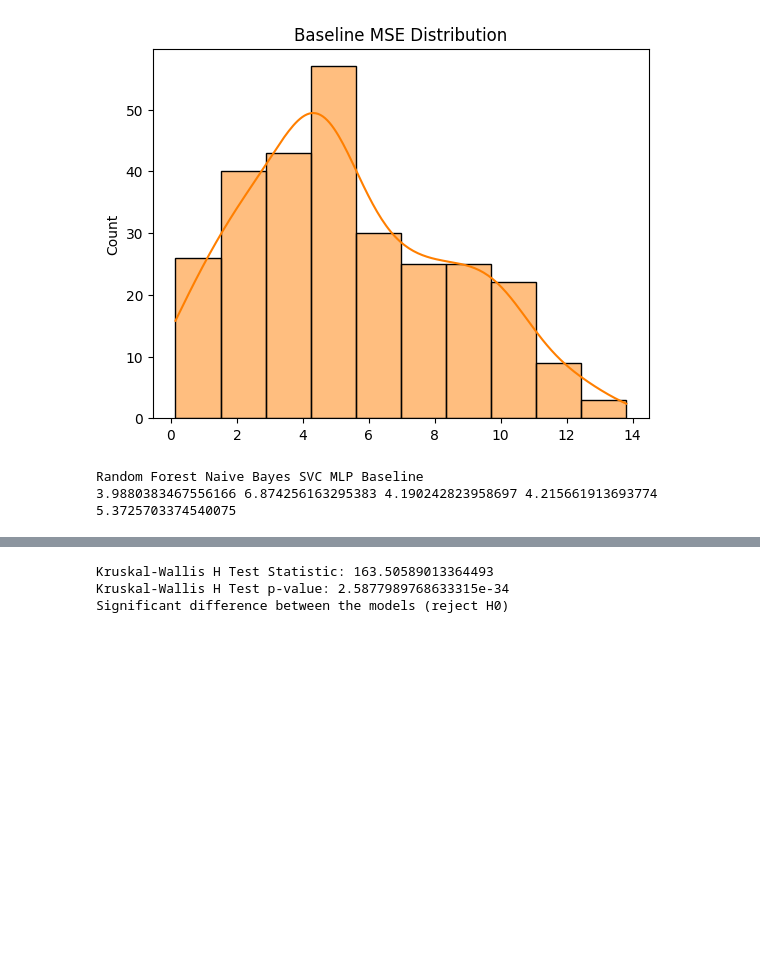
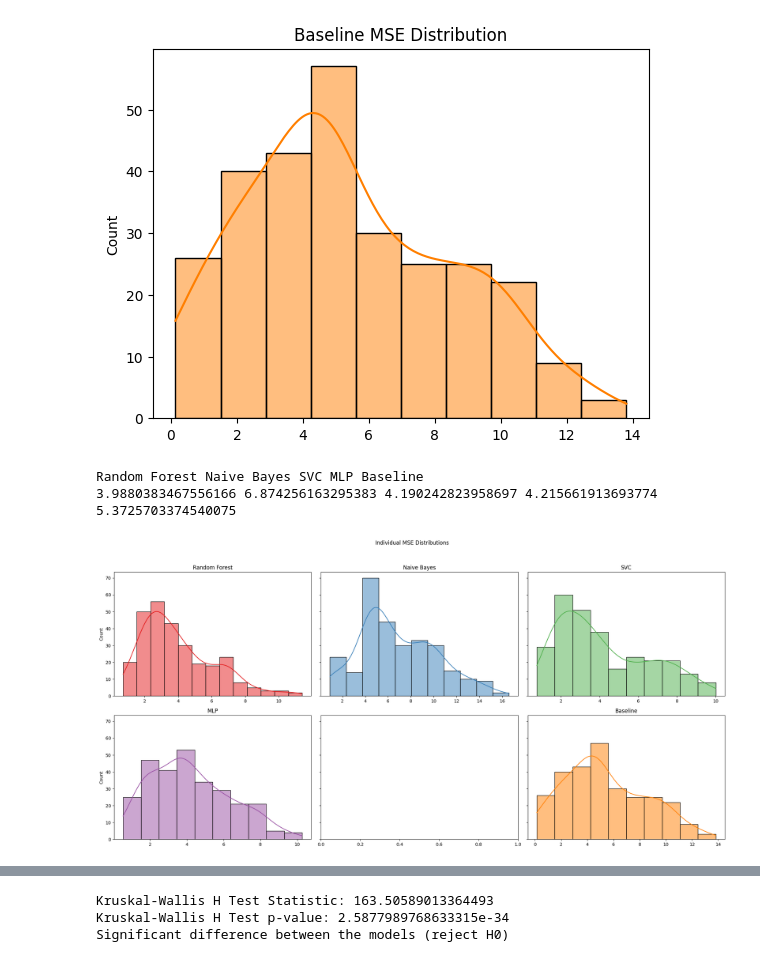
Before and after one commit to PeterVL02/02445-Individual, a Jupyter notebook: model_evaluation.ipynb, the cells around one changed output, grey strips where cells are left out. Cells and saved outputs as stored; diff of their text form; code cells hidden in the pictures; blank space fills up the shorter version.

```diff
--- a/model_evaluation.ipynb
+++ b/model_evaluation.ipynb
@@ -95,6 +88,32 @@ for model, metric in zip(models, metrics):
 [figure]
 Random Forest Naive Bayes SVC MLP Baseline
 3.9880383467556166 6.874256163295383 4.190242823958697 4.215661913693774 5.3725703374540075
+# %%
+import matplotlib.pyplot as plt
+import seaborn as sns
+
+# Assuming 'models', 'metrics', and '_METRIC_NAME_' are defined
+colors = sns.color_palette('Set1', n_colors=5)
+
+# Create a figure and a grid of subplots
+fig, axs = plt.subplots(nrows=2, ncols=3, figsize=(20, 10), sharey=True)
+
+for i, (model, metric, color, ax) in enumerate(zip(models, metrics, colors, axs.flatten())):
+    if i == 4: ax = axs.flatten()[i+1]
+    sns.histplot(metric, color=color, kde=True, label=model, ax=ax)
+    ax.set_title(model)  # Set title for each subplot
+
+# Set a main title for the figure
+fig.suptitle(f'Individual {_METRIC_NAME_} Distributions')
+
+# Adjust layout
+plt.tight_layout(rect=[0, 0, 1, 0.95])  # Adjust the rect to leave space for the main title
+
+# Save the figure
+plt.savefig(f'plots/individual_{_METRIC_NAME_}_dists.png')
+plt.show()
+# %% [output]
+[figure, added]
 # %%
 from scipy import stats
 
```
Also changed, not shown: parts of 2 cells of this notebook, 3 other files.
